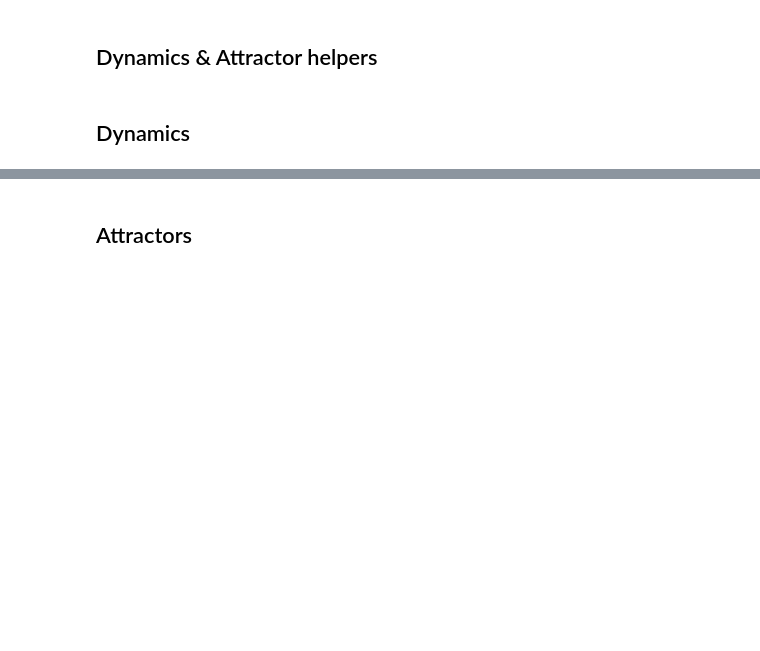
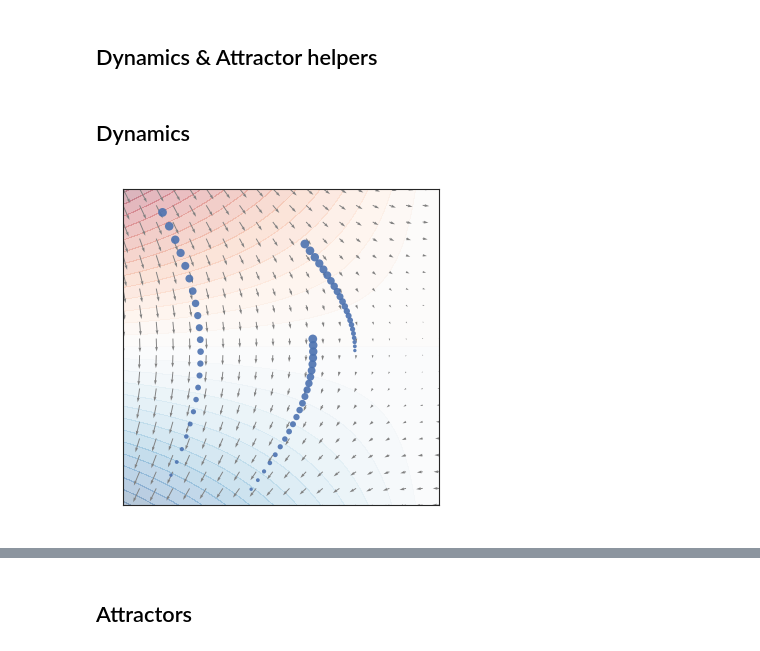
Before and after one commit to EricElmoznino/qualia_and_dynamics, a Jupyter notebook: depictions.ipynb, the cells around one changed output, grey strips where cells are left out. Drawn from its saved outputs; the diff is of its cells as text; code cells hidden in the pictures; blank space fills up the shorter version.

```diff
--- a/depictions.ipynb
+++ b/depictions.ipynb
@@ -160,3 +169,25 @@ def plot_basins_of_attraction(ax,
     ax.contour(xx_b, yy_b, is_basin, colors='black', linewidths=0.2)
 # %% [markdown]
 ## Dynamics
+# %%
+energy_func = lambda x, y: y - 0.5 * x * y
+dynamics_func = dynamics_from_energy(energy_func)
+
+fig, ax = plt.subplots(figsize=(1.7, 1.7))
+
+plot_energy_func(ax, energy_func)
+plot_dynamics(ax, dynamics_func)
+plot_trajectories(ax, dynamics_func,
+                  s0=[[-1.5, 0.4, 0.3], [1.7, 0.1, 1.3]],
+                  final_marker=False,
+                  n_steps=22,
+                  step_size=0.1)
+
+ax.set(xticklabels=[], yticklabels=[], xticks=[], yticks=[])
+ax.spines['top'].set_visible(True)
+ax.spines['right'].set_visible(True)
+
+plt.savefig('saved/dynamics-example.png', dpi=300)
+plt.show()
+# %% [output]
+[figure, added]
```
Also changed, not shown: parts of 5 cells of this notebook, 4 other files.
